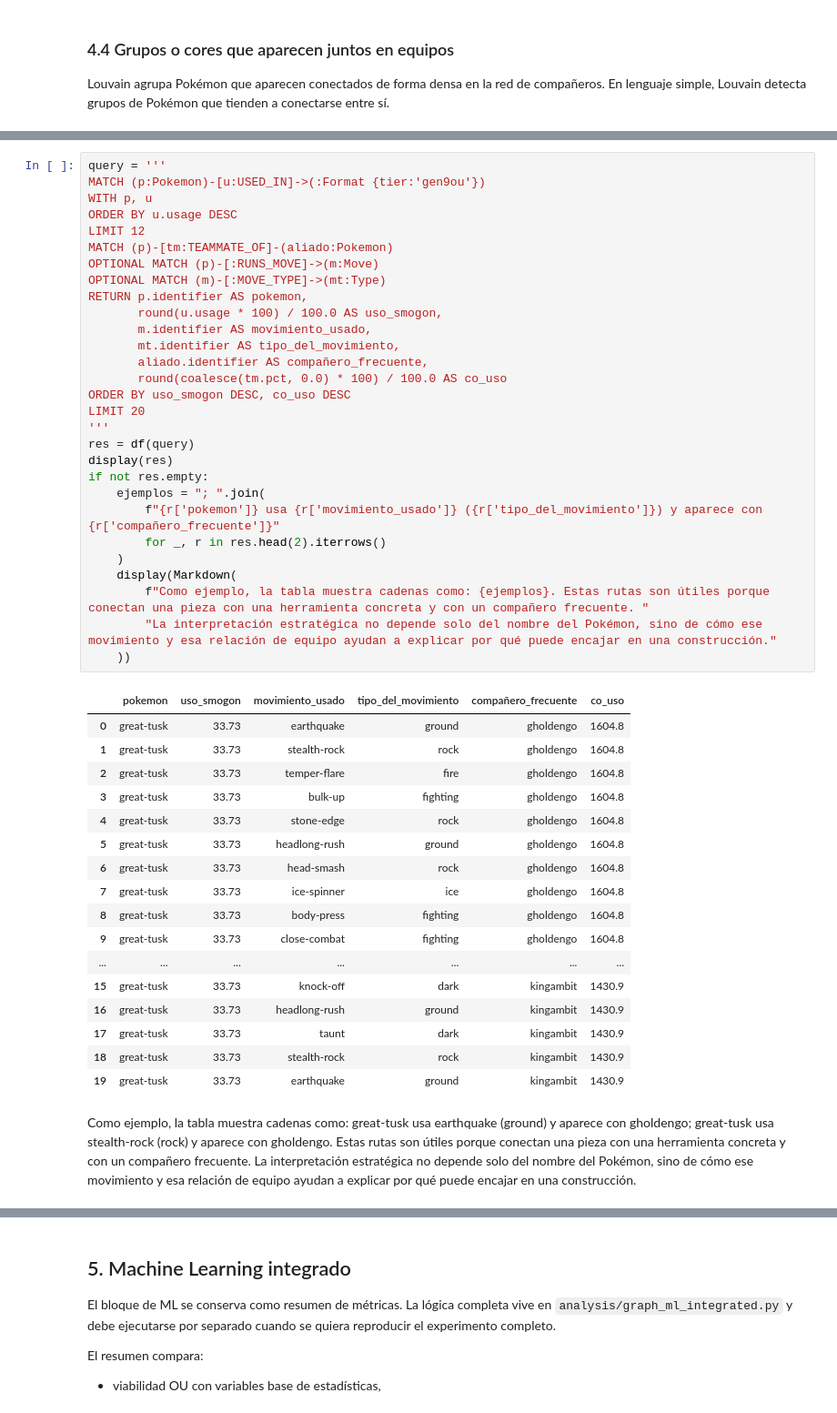
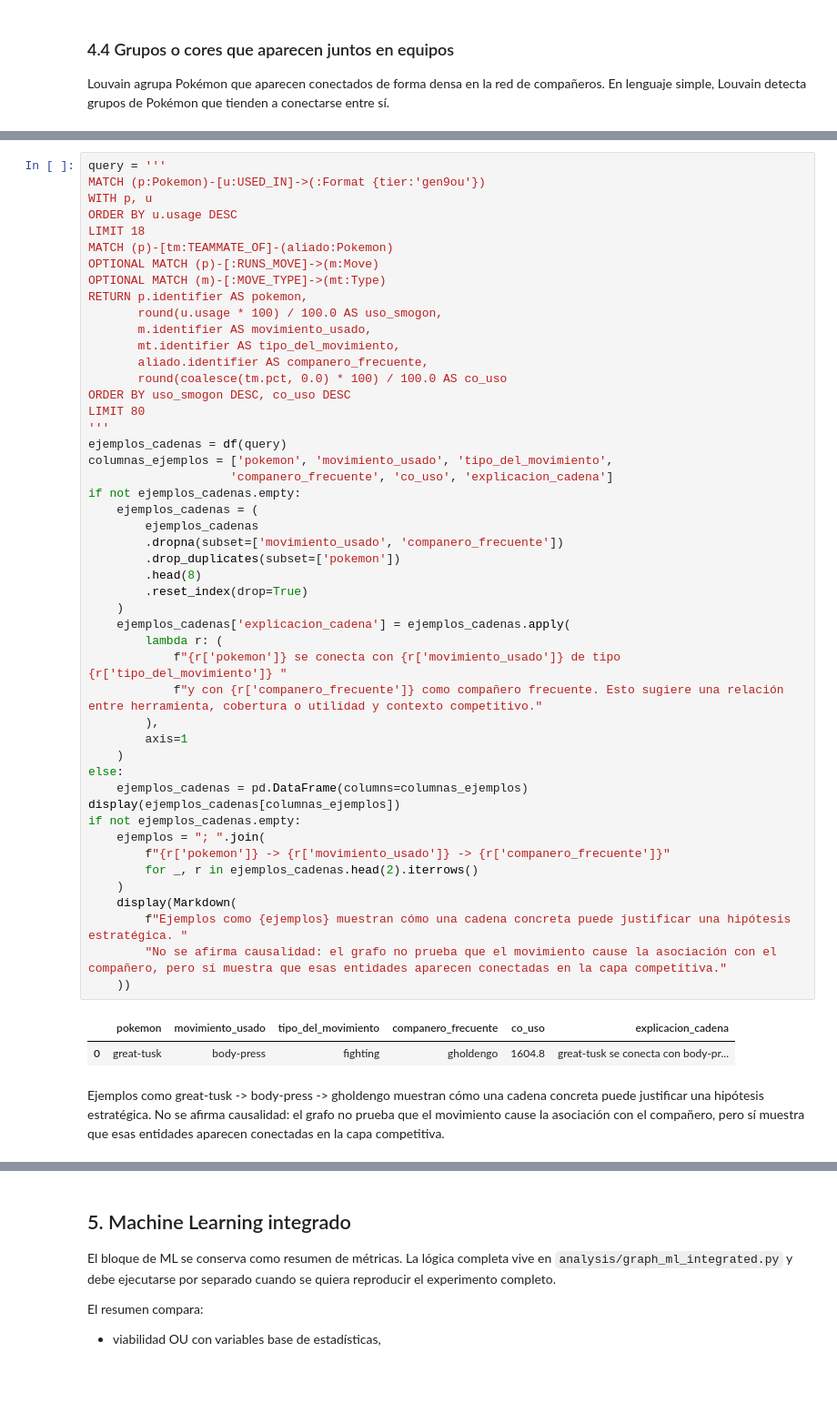
Before and after one commit to blvckvenom/mds7205-pokeapi-kg, a Jupyter notebook: analysis/reporte_integrado.ipynb, the cells around one changed output, grey strips where cells are left out. Shown at 91% size. Drawn from its saved outputs; the diff is of its cells as text; blank space fills up the shorter version.

```diff
--- a/analysis/reporte_integrado.ipynb
+++ b/analysis/reporte_integrado.ipynb
@@ -769,48 +1338,52 @@ tipos de esos movimientos y compañeros frecuentes.
 # %%
 query = '''
 MATCH (p:Pokemon)-[u:USED_IN]->(:Format {tier:'gen9ou'})
 WITH p, u
 ORDER BY u.usage DESC
-LIMIT 12
+LIMIT 18
 MATCH (p)-[tm:TEAMMATE_OF]-(aliado:Pokemon)
 OPTIONAL MATCH (p)-[:RUNS_MOVE]->(m:Move)
 OPTIONAL MATCH (m)-[:MOVE_TYPE]->(mt:Type)
 RETURN p.identifier AS pokemon,
        round(u.usage * 100) / 100.0 AS uso_smogon,
        m.identifier AS movimiento_usado,
        mt.identifier AS tipo_del_movimiento,
-       aliado.identifier AS compañero_frecuente,
+       aliado.identifier AS companero_frecuente,
        round(coalesce(tm.pct, 0.0) * 100) / 100.0 AS co_uso
 ORDER BY uso_smogon DESC, co_uso DESC
-LIMIT 20
+LIMIT 80
 '''
-res = df(query)
-display(res)
-if not res.empty:
+ejemplos_cadenas = df(query)
+columnas_ejemplos = ['pokemon', 'movimiento_usado', 'tipo_del_movimiento',
+                    'companero_frecuente', 'co_uso', 'explicacion_cadena']
+if not ejemplos_cadenas.empty:
+    ejemplos_cadenas = (
+        ejemplos_cadenas
+        .dropna(subset=['movimiento_usado', 'companero_frecuente'])
+        .drop_duplicates(subset=['pokemon'])
+        .head(8)
+        .reset_index(drop=True)
+    )
+    ejemplos_cadenas['explicacion_cadena'] = ejemplos_cadenas.apply(
+        lambda r: (
+            f"{r['pokemon']} se conecta con {r['movimiento_usado']} de tipo {r['tipo_del_movimiento']} "
+            f"y con {r['companero_frecuente']} como compañero frecuente. Esto sugiere una relación entre herramienta, cobertura o utilidad y contexto competitivo."
+        ),
+        axis=1
+    )
+else:
+    ejemplos_cadenas = pd.DataFrame(columns=columnas_ejemplos)
+display(ejemplos_cadenas[columnas_ejemplos])
+if not ejemplos_cadenas.empty:
     ejemplos = "; ".join(
-        f"{r['pokemon']} usa {r['movimiento_usado']} ({r['tipo_del_movimiento']}) y aparece con {r['compañero_frecuente']}"
-        for _, r in res.head(2).iterrows()
+        f"{r['pokemon']} -> {r['movimiento_usado']} -> {r['companero_frecuente']}"
+        for _, r in ejemplos_cadenas.head(2).iterrows()
     )
     display(Markdown(
-        f"Como ejemplo, la tabla muestra cadenas como: {ejemplos}. Estas rutas son útiles porque conectan una pieza con una herramienta concreta y con un compañero frecuente. "
-        "La interpretación estratégica no depende solo del nombre del Pokémon, sino de cómo ese movimiento y esa relación de equipo ayudan a explicar por qué puede encajar en una construcción."
+        f"Ejemplos como {ejemplos} muestran cómo una cadena concreta puede justificar una hipótesis estratégica. "
+        "No se afirma causalidad: el grafo no prueba que el movimiento cause la asociación con el compañero, pero sí muestra que esas entidades aparecen conectadas en la capa competitiva."
     ))
 # %% [output]
-|  | pokemon | uso_smogon | movimiento_usado | tipo_del_movimiento | compañero_frecuente | co_uso |
-| 0 | great-tusk | 33.73 | earthquake | ground | gholdengo | 1604.8 |
-| 1 | great-tusk | 33.73 | stealth-rock | rock | gholdengo | 1604.8 |
-| 2 | great-tusk | 33.73 | temper-flare | fire | gholdengo | 1604.8 |
-| 3 | great-tusk | 33.73 | bulk-up | fighting | gholdengo | 1604.8 |
-| 4 | great-tusk | 33.73 | stone-edge | rock | gholdengo | 1604.8 |
-| 5 | great-tusk | 33.73 | headlong-rush | ground | gholdengo | 1604.8 |
-| 6 | great-tusk | 33.73 | head-smash | rock | gholdengo | 1604.8 |
-| 7 | great-tusk | 33.73 | ice-spinner | ice | gholdengo | 1604.8 |
-| 8 | great-tusk | 33.73 | body-press | fighting | gholdengo | 1604.8 |
-| 9 | great-tusk | 33.73 | close-combat | fighting | gholdengo | 1604.8 |
-| ... | ... | ... | ... | ... | ... | ... |
-| 15 | great-tusk | 33.73 | knock-off | dark | kingambit | 1430.9 |
-| 16 | great-tusk | 33.73 | headlong-rush | ground | kingambit | 1430.9 |
-| 17 | great-tusk | 33.73 | taunt | dark | kingambit | 1430.9 |
-| 18 | great-tusk | 33.73 | stealth-rock | rock | kingambit | 1430.9 |
-| 19 | great-tusk | 33.73 | earthquake | ground | kingambit | 1430.9 |
+|  | pokemon | movimiento_usado | tipo_del_movimiento | companero_frecuente | co_uso | explicacion_cadena |
+| 0 | great-tusk | body-press | fighting | gholdengo | 1604.8 | great-tusk se conecta con body-pr... |
-Como ejemplo, la tabla muestra cadenas como: great-tusk usa earthquake (ground) y aparece con gholdengo; great-tusk usa stealth-rock (rock) y aparece con gholdengo. Estas rutas son útiles porque conectan una pieza con una herramienta concreta y con un compañero frecuente. La interpretación estratégica no depende solo del nombre del Pokémon, sino de cómo ese movimiento y esa relación de equipo ayudan a explicar por qué puede encajar en una construcción.
+Ejemplos como great-tusk -> body-press -> gholdengo muestran cómo una cadena concreta puede justificar una hipótesis estratégica. No se afirma causalidad: el grafo no prueba que el movimiento cause la asociación con el compañero, pero sí muestra que esas entidades aparecen conectadas en la capa competitiva.
```
Also changed, not shown: parts of 39 cells of this notebook, 1 other file.
